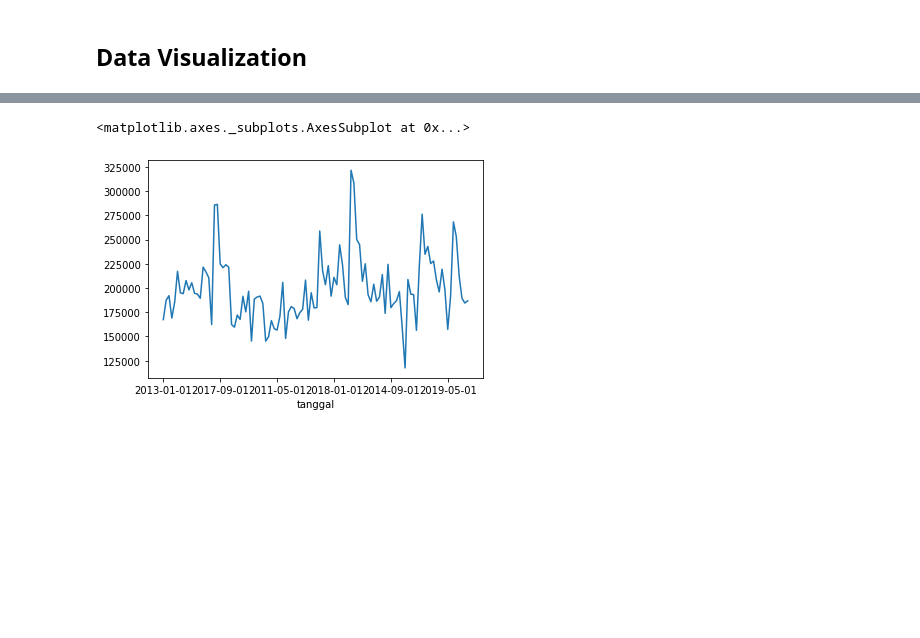
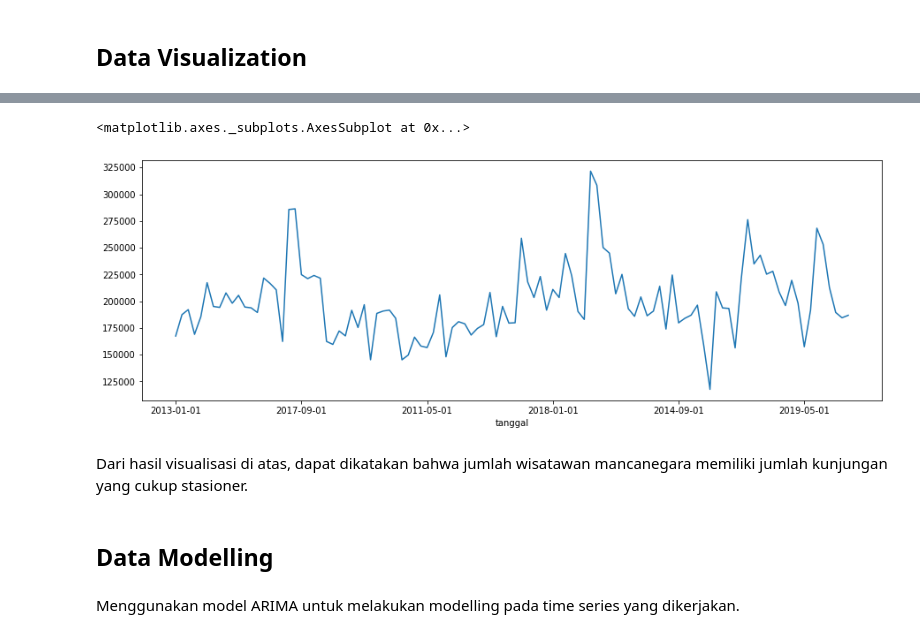
Before and after one commit to MaxZx3000/AI-Compfest-GigaPrime, a Jupyter notebook: artificial-intelligence/time_series_jumlah_wisatawan_mancanegara_jakarta.ipynb, the cells around one changed output, grey strips where cells are left out. Saved outputs shown, nothing was run; the diff lists cells and outputs as text; code cells hidden in the pictures; blank space fills up the shorter version.

```diff
--- a/artificial-intelligence/time_series_jumlah_wisatawan_mancanegara_jakarta.ipynb
+++ b/artificial-intelligence/time_series_jumlah_wisatawan_mancanegara_jakarta.ipynb
@@ -149,6 +150,12 @@ df.head(5)
 # %%
 time_series_df = df[jumlah_field]
-time_series_df.plot()
+time_series_df.plot(figsize = (15, 5))
 # %% [output]
 <matplotlib.axes._subplots.AxesSubplot at 0x...>
-[figure, old version]
+[figure, new version]
+# %% [markdown]
+Dari hasil visualisasi di atas, dapat dikatakan bahwa jumlah wisatawan mancanegara memiliki jumlah kunjungan yang cukup stasioner.
+# %% [markdown]
+## Data Modelling
+# %% [markdown]
+Menggunakan model ARIMA untuk melakukan modelling pada time series yang dikerjakan.
```
Also changed, not shown: parts of 6 cells of this notebook.
